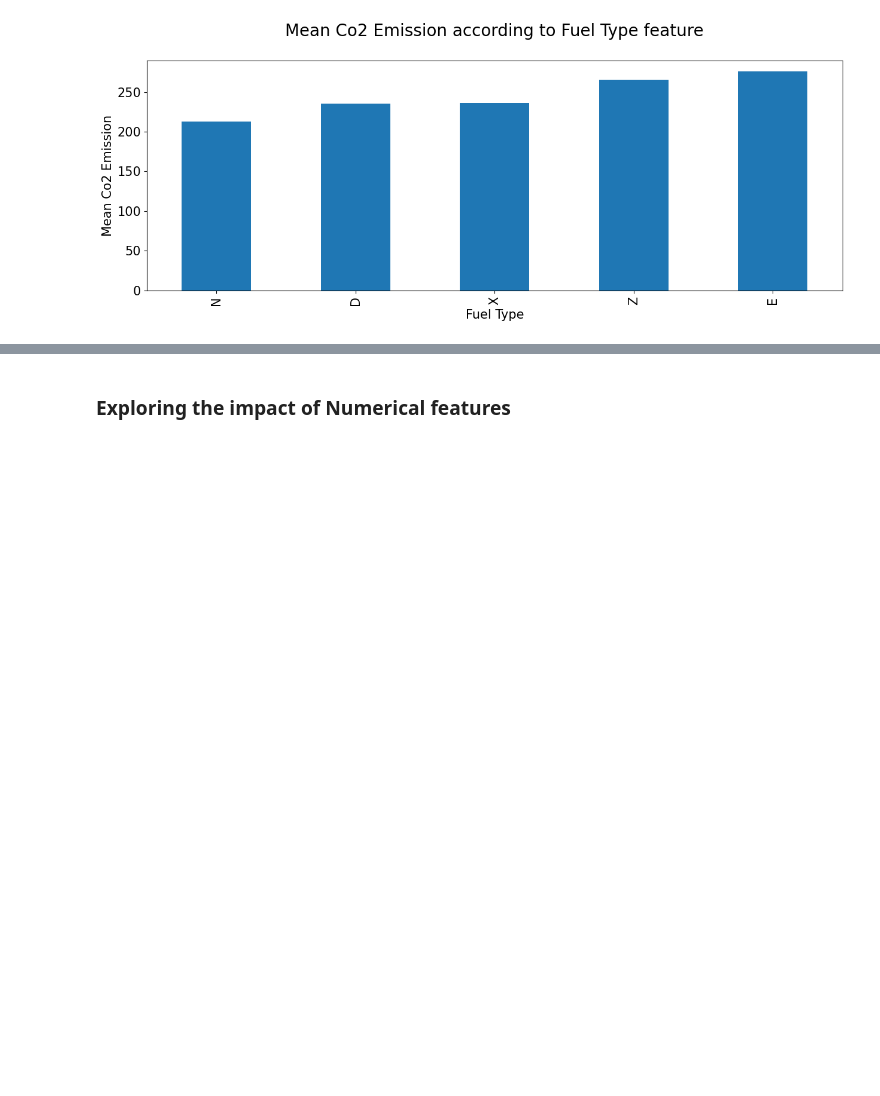
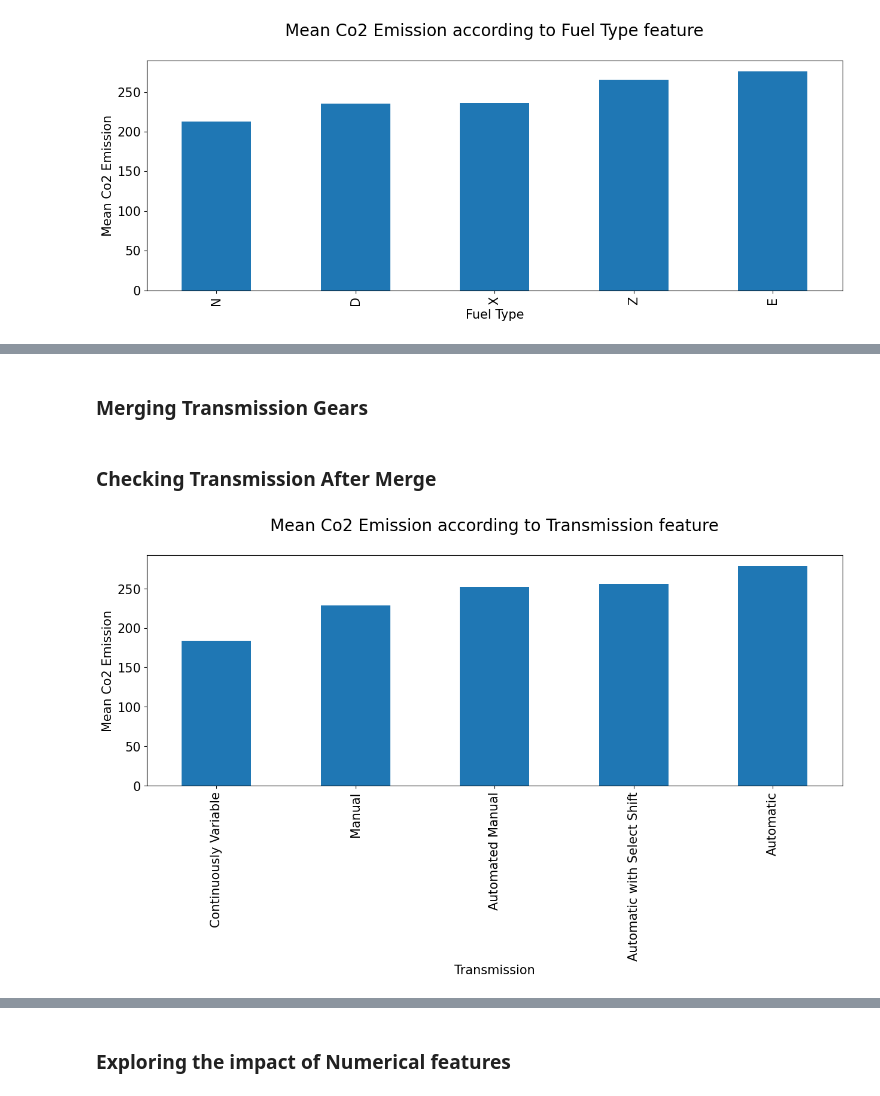
Before and after one commit to Neo-Panther/ML-Project-Predicting-Emissions, a Jupyter notebook: Team16_Project/Team16_Project.ipynb, the cells around one changed output, grey strips where cells are left out. Cells and saved outputs as stored; diff of their text form; code cells hidden in the pictures; blank space fills up the shorter version.

```diff
--- a/Team16_Project/Team16_Project.ipynb
+++ b/Team16_Project/Team16_Project.ipynb
@@ -194,0 +206,2 @@ for feature in ["Make", 'Vehicle Class', 'Transmission', 'Fuel Type']:
+# %% [markdown]
+### Merging Transmission Gears
@@ -194,0 +214,12 @@ for feature in ["Make", 'Vehicle Class', 'Transmission', 'Fuel Type']:
+# %% [markdown]
+### Checking Transmission After Merge
+# %%
+group = dataset.groupby("Transmission")
+plt.figure(figsize=[15,5])
+plots = group['CO2 Emissions(g/km)'].mean().sort_values().plot(kind = 'bar', fontsize=15)
+plt.xlabel("Transmission", fontsize=15)
+plt.ylabel('Mean Co2 Emission', fontsize=15)
+plt.title("Mean Co2 Emission according to {} feature\n".format("Transmission"), fontsize=20)
+plt.show()
+# %% [output]
+[figure, added]
```
Also changed, not shown: parts of 23 cells of this notebook, 2 other files.
